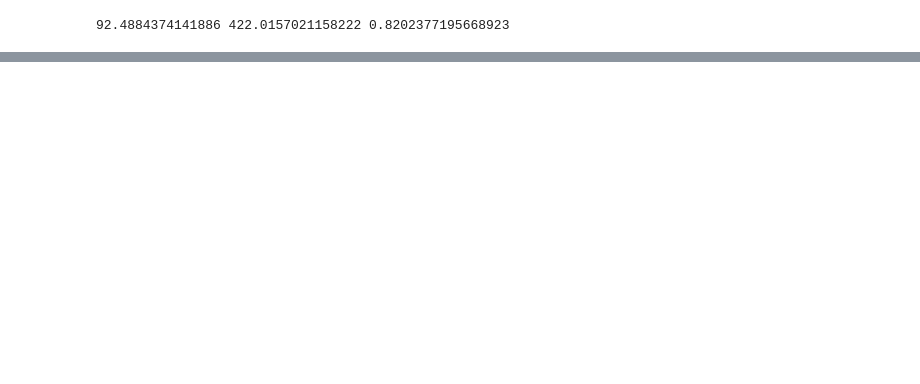
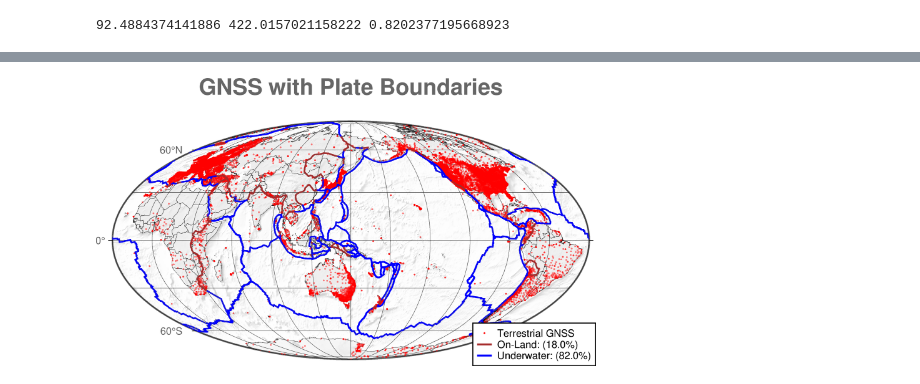
Before and after one commit to avnewman/pyGMT-Tutorial, a Jupyter notebook: PlatesBoundariesLandWater.ipynb, the cells around one changed output, grey strips where cells are left out. Saved outputs shown, nothing was run; the diff lists cells and outputs as text; code cells hidden in the pictures; blank space fills up the shorter version.

```diff
--- a/PlatesBoundariesLandWater.ipynb
+++ b/PlatesBoundariesLandWater.ipynb
@@ -139,0 +146,43 @@ fig1.savefig('UnderWater_PlateBoundaries.png',
+# %%
+import numpy as np
+# read from UNR skipping header and only pulling Lat and Lon columns
+GNSS=np.loadtxt('http://geodesy.unr.edu/NGLStationPages/DataHoldings.txt', skiprows=1, usecols=(1,2))
+# %%
+sz=0.05
+
+fig2=pygmt.Figure()
+fig2.grdimage(grid=grid, cmap=mapcpt, shading=True,
+                  projection=proj,transparency=70)
+fig2.coast(projection=proj,  #pacific-centric w/o chopping Africa
+           frame=['WSen+tGNSS with Plate Boundaries','xag30', 'yag30'],
+           shorelines='1/0.2p',
+           resolution='l',
+           borders=1,
+           transparency=40
+          )
+fig2.plot(data=plates, pen='1,100', transparency=0)
+
+fig2.plot(x=GNSS.T[1],y=GNSS.T[0],
+         style="c0.05c", color='red',transparency=50,
+         label='Terrestrial GNSS'
+         )
+
+fig2.plot(platedf[platedf['IsLand']==True].loc[:,['Long','Lat']],
+          style='p'+str(sz)+'c', color='brown', transparency=50)
+fig2.plot(platedf[platedf['IsLand']==False].loc[:,['Long','Lat']],
+          style='p'+str(sz)+'c', color='blue', transparency=50)
+
+
+# lines just for legend (plotting under legend)
+fig2.plot(x=195,y=-70,pen='1.5p,brown', transparency=40,
+          label="On-Land: ("+"%.1f" % fracLandByLength +"\%)")
+fig2.plot(x=195,y=-70,pen='1.5p,blue',  transparency=40,
+          label="Underwater: ("+"%.1f" % fracSeaByLength +"\%)")
+
+fig2.legend(position='JBR+jBR+o-0.2c',
+           box='+gwhite+p0.7p',
+           )
+
+fig2.show()
+# %% [output]
+[figure, added]
```
Also changed, not shown: parts of 4 cells of this notebook, 4 other files.
